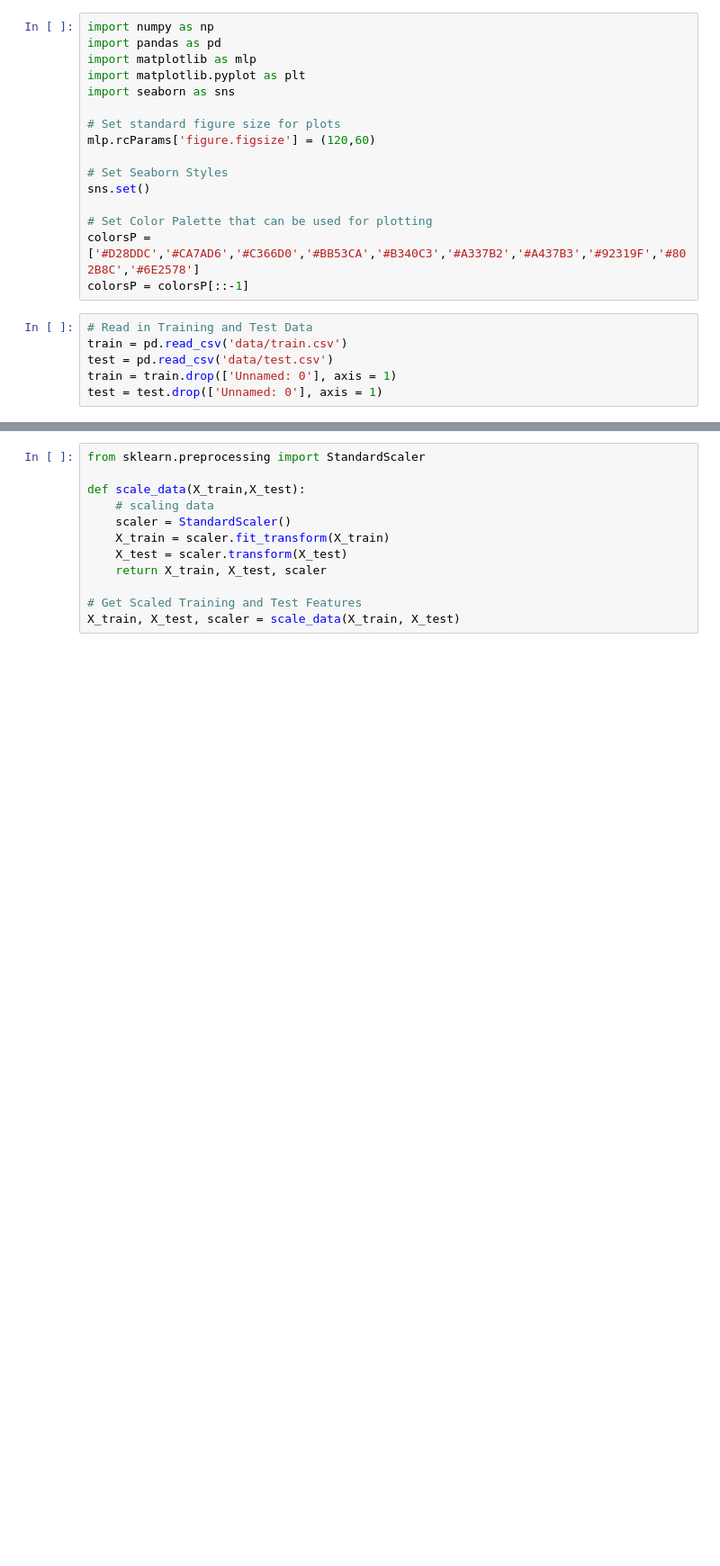
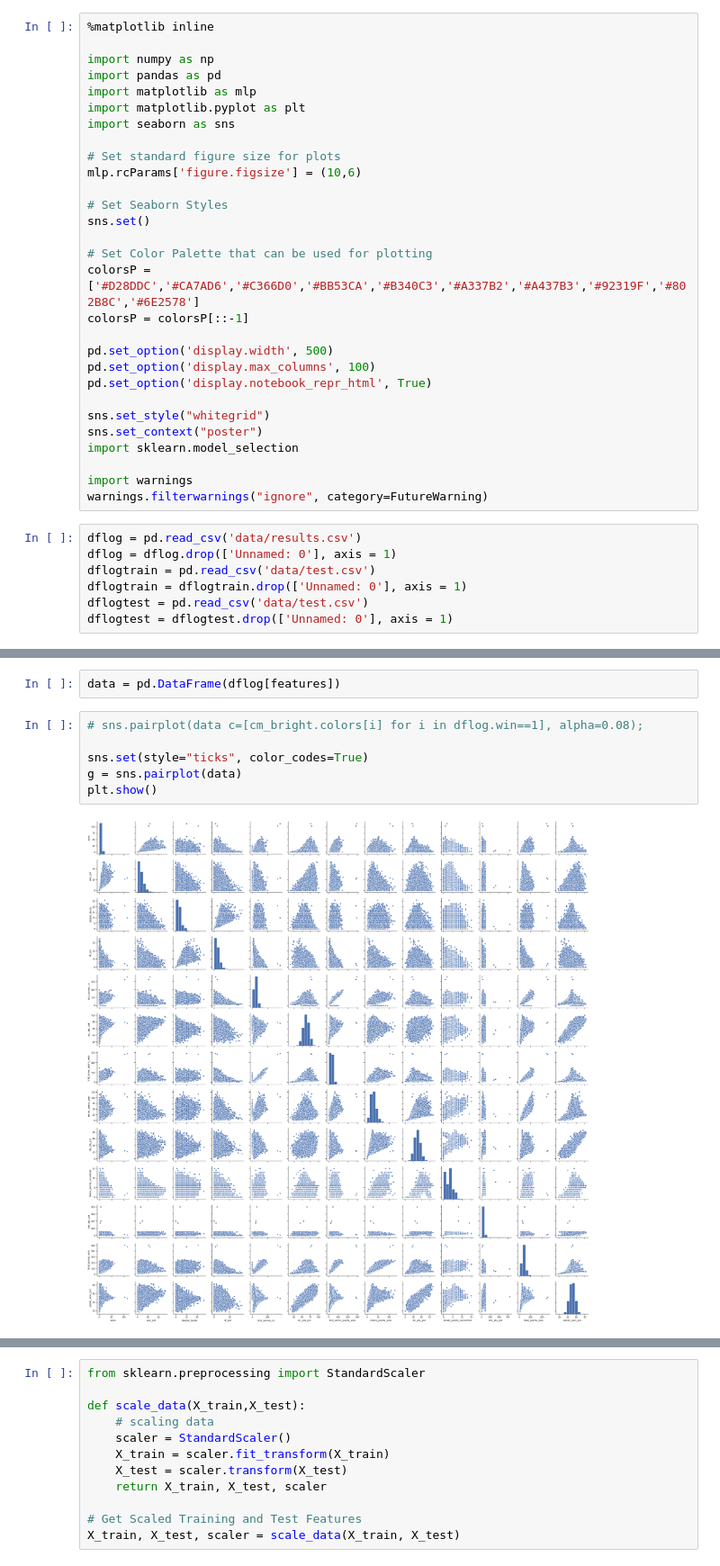
Before and after one commit to datascitriguy/springboard, a Jupyter notebook: Step 4 - Building a Model.ipynb, the cells around one changed output, grey strips where cells are left out. Shown at 90% size. Drawn from its saved outputs; the diff is of its cells as text; blank space fills up the shorter version.

```diff
--- a/Step 4 - Building a Model.ipynb
+++ b/Step 4 - Building a Model.ipynb
@@ -9,4 +5,6 @@ Adding features to a model, ergo, increasing model complexity, is always a trade
 # %%
+%matplotlib inline
+
 import numpy as np
 import pandas as pd
 import matplotlib as mlp
@@ -14,7 +12,7 @@ import matplotlib.pyplot as plt
 import seaborn as sns
 
 # Set standard figure size for plots
-mlp.rcParams['figure.figsize'] = (120,60)
+mlp.rcParams['figure.figsize'] = (10,6)
 
 # Set Seaborn Styles
 sns.set()
@@ -22,10 +20,22 @@ sns.set()
 # Set Color Palette that can be used for plotting
 colorsP = ['#D28DDC','#CA7AD6','#C366D0','#BB53CA','#B340C3','#A337B2','#A437B3','#92319F','#802B8C','#6E2578']
 colorsP = colorsP[::-1]
+
+pd.set_option('display.width', 500)
+pd.set_option('display.max_columns', 100)
+pd.set_option('display.notebook_repr_html', True)
+
+sns.set_style("whitegrid")
+sns.set_context("poster")
+import sklearn.model_selection
+
+import warnings
+warnings.filterwarnings("ignore", category=FutureWarning)
 # %%
-# Read in Training and Test Data
-train = pd.read_csv('data/train.csv')
-test = pd.read_csv('data/test.csv')
-train = train.drop(['Unnamed: 0'], axis = 1)
-test = test.drop(['Unnamed: 0'], axis = 1)
+dflog = pd.read_csv('data/results.csv')
+dflog = dflog.drop(['Unnamed: 0'], axis = 1)
+dflogtrain = pd.read_csv('data/test.csv')
+dflogtrain = dflogtrain.drop(['Unnamed: 0'], axis = 1)
+dflogtest = pd.read_csv('data/test.csv')
+dflogtest = dflogtest.drop(['Unnamed: 0'], axis = 1)
 # %%
@@ -45,3 +49,13 @@ features_with_target = ['rank_dif','aces','double_faults','first_serves_in',
+# %%
+data = pd.DataFrame(dflog[features])
+# %%
+# sns.pairplot(data c=[cm_bright.colors[i] for i in dflog.win==1], alpha=0.08);
+
+sns.set(style="ticks", color_codes=True)
+g = sns.pairplot(data)
+plt.show()
+# %% [output]
+[figure, added]
 # %%
 from sklearn.model_selection import train_test_split
 
```
Also changed, not shown: parts of 40 cells of this notebook.
